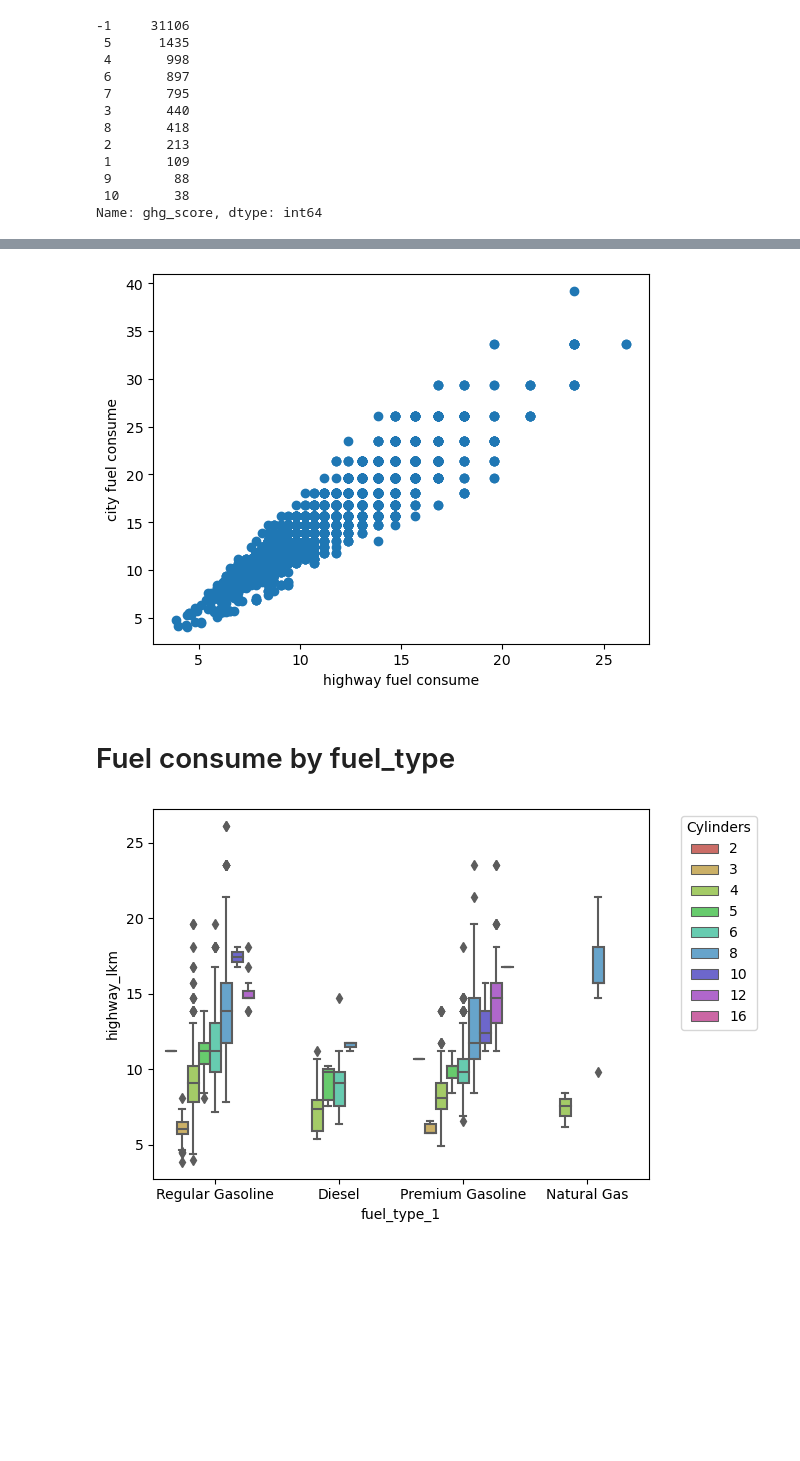
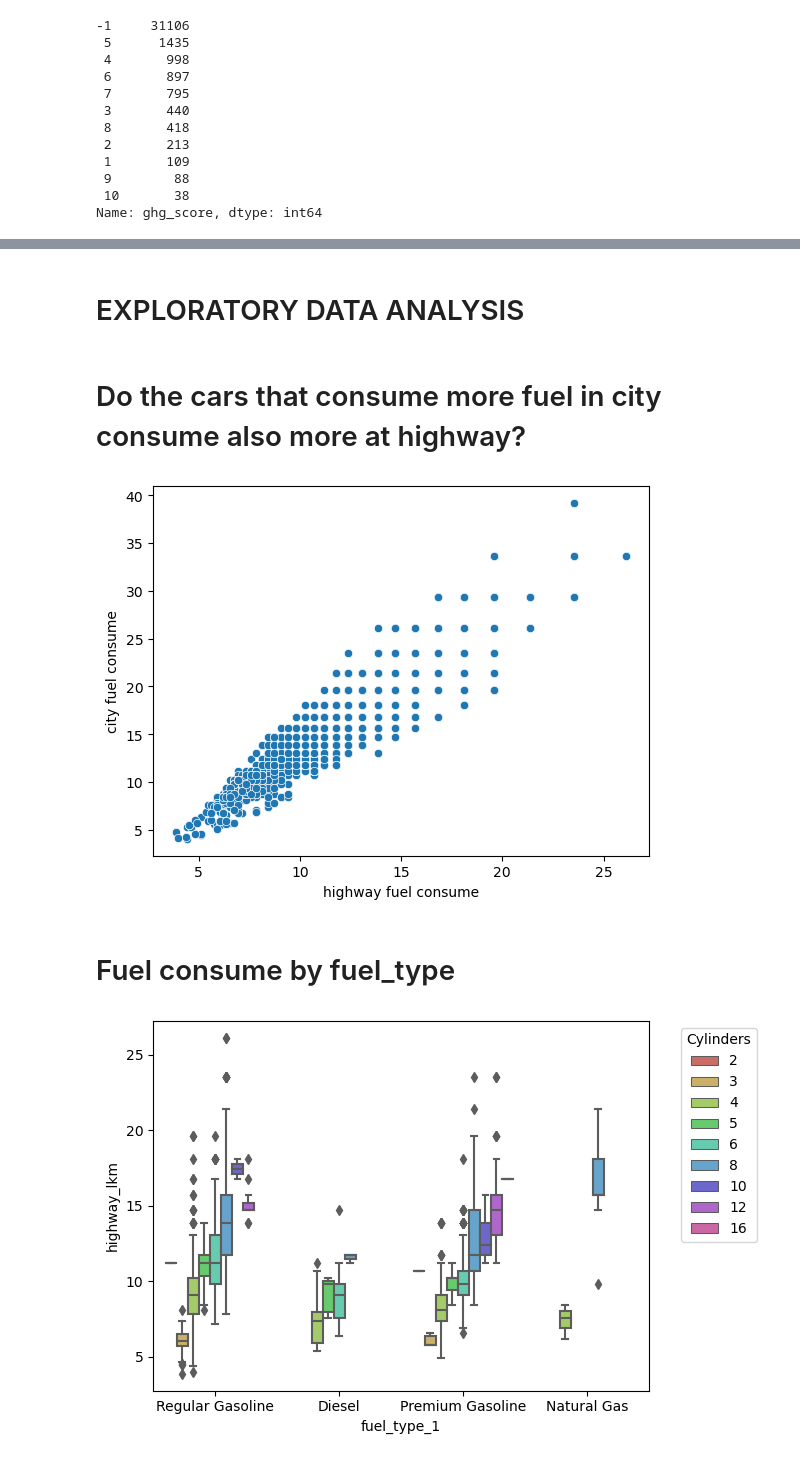
Before and after one commit to mstf53/mid-bootcamp, a Jupyter notebook: test.ipynb, the cells around one changed output, grey strips where cells are left out. Cells and saved outputs as stored; diff of their text form; code cells hidden in the pictures; blank space fills up the shorter version.

```diff
--- a/test.ipynb
+++ b/test.ipynb
@@ -576,13 +580,17 @@ Name: drive, dtype: int64
+# %% [markdown]
+# EXPLORATORY DATA ANALYSIS
+# %% [markdown]
+# Do the cars that consume more fuel in city consume also more at highway?
 # %%
-fig, ax = plt.subplots()
-ax.scatter(x=data['highway_lkm'], y=data['city_lkm'])
-ax.set_xlabel("highway fuel consume")
-ax.set_ylabel("city fuel consume")
-plt.show()
+sns.scatterplot(x=data['highway_lkm'], y=data['city_lkm'])
+plt.xlabel("highway fuel consume")
+plt.ylabel("city fuel consume")
+plt.savefig("images/output30.png",dpi=300,bbox_inches="tight")
+plt.show();
 # %% [output]
-[figure, old version]
+[figure, new version]
-# %% [markdown]
-# Fuel consume by fuel_type
+# %% [markdown]
+# Fuel consume by fuel_type
 # %%
 pal= sns.color_palette("hls",data['engine_cylinders'].nunique())
 sns.boxplot(data=data, x='fuel_type_1', y='highway_lkm', hue="engine_cylinders",palette=np.array(pal));
```
Also changed, not shown: parts of 149 cells of this notebook, 12 other files.
